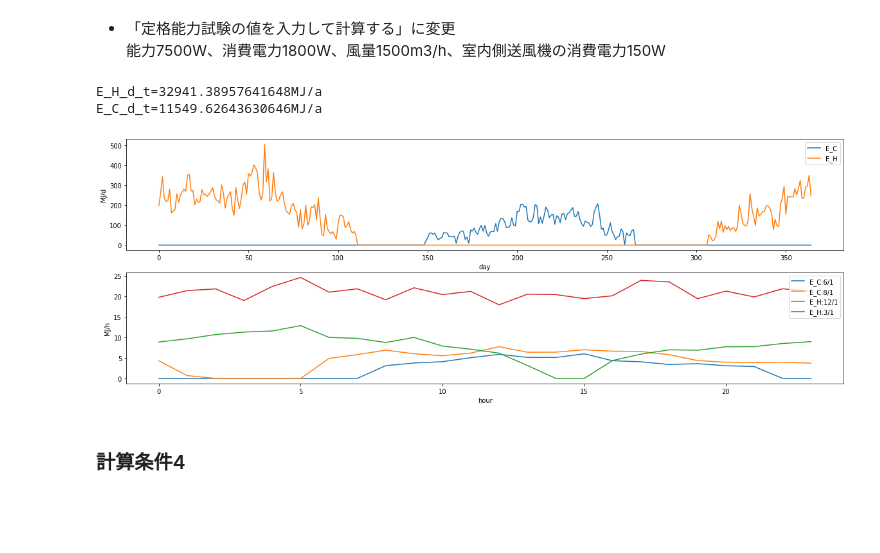
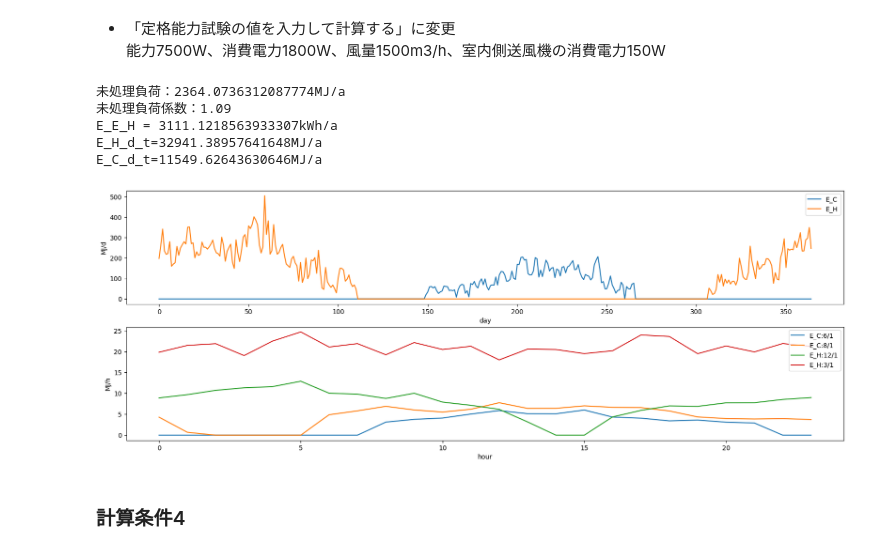
Before and after one commit to BRI-EES-House/pyhees_example, a Jupyter notebook: s04_02_central_heating_system_with_duct.ipynb, the cells around one changed output. Saved outputs shown, nothing was run; the diff lists cells and outputs as text; code cells hidden in the pictures; blank space fills up the shorter version.

```diff
--- a/s04_02_central_heating_system_with_duct.ipynb
+++ b/s04_02_central_heating_system_with_duct.ipynb
@@ -367,14 +377,17 @@ C_A['P_hs_rtd_C'] = 1800
 C_A['V_fan_rtd_C'] = 1500
 C_A['P_fan_rtd_C'] = 150
 
-_E_H_d_t_3, _E_C_d_t_3 = calc_results(house_base, house_ENV, H_A, C_A)
+_E_H_d_t_030, _E_C_d_t_030 = calc_results(house_base, house_ENV, H_A, C_A)
 # %% [output]
+未処理負荷：2364.0736312087774MJ/a
+未処理負荷係数：1.09
+E_E_H = 3111.1218563933307kWh/a
 E_H_d_t=32941.38957641648MJ/a
 E_C_d_t=11549.62643630646MJ/a
-# %%
-get_each_graph(_E_H_d_t_3, _E_C_d_t_3)
-# %% [output]
-[figure, removed]
+# %%
+get_each_graph(_E_H_d_t_030, _E_C_d_t_030)
+# %% [output]
+[figure, added]
 # %% [markdown]
 ### 計算条件4
 # %% [markdown]
```
Also changed, not shown: parts of 11 cells of this notebook.
